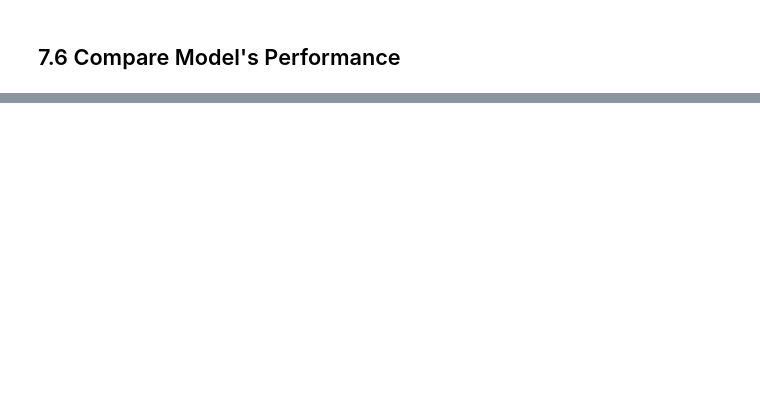
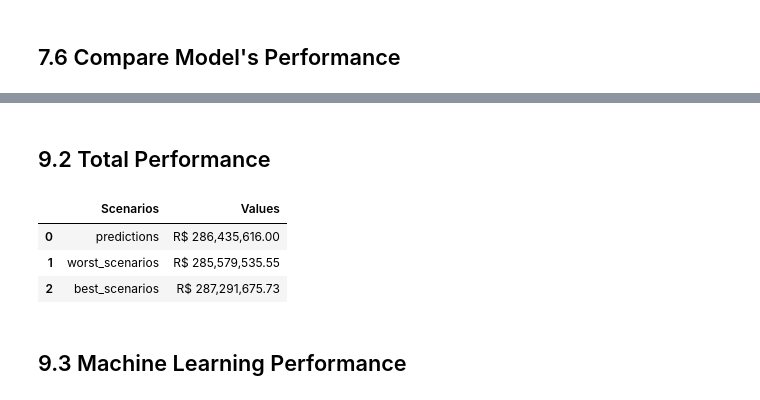
Before and after one commit to lucashilario/DataScience_Em_Producao, a Jupyter notebook: m04_v01_store_sales_prediction.ipynb, the cells around one changed output, grey strips where cells are left out. Drawn from its saved outputs; the diff is of its cells as text; code cells hidden in the pictures; blank space fills up the shorter version.

```diff
--- a/m04_v01_store_sales_prediction.ipynb
+++ b/m04_v01_store_sales_prediction.ipynb
@@ -1315,0 +1324,13 @@ xgb_result_tuned
+# %% [markdown]
+## 9.2 Total Performance
+# %%
+df93 = df92[['predictions', 'worst_scenarios', 'best_scenarios']].apply(lambda x: np.sum(x), axis=0).reset_index().rename(columns={'index': 'Scenarios', 0:'Values'})
+df93['Values'] = df93['Values'].map('R$ {:,.2f}'.format)
+df93
+# %% [output]
+|  | Scenarios | Values |
+| 0 | predictions | R$ 286,435,616.00 |
+| 1 | worst_scenarios | R$ 285,579,535.55 |
+| 2 | best_scenarios | R$ 287,291,675.73 |
+# %% [markdown]
+## 9.3 Machine Learning Performance
```
Also changed, not shown: parts of 68 cells of this notebook, 9 other files.
